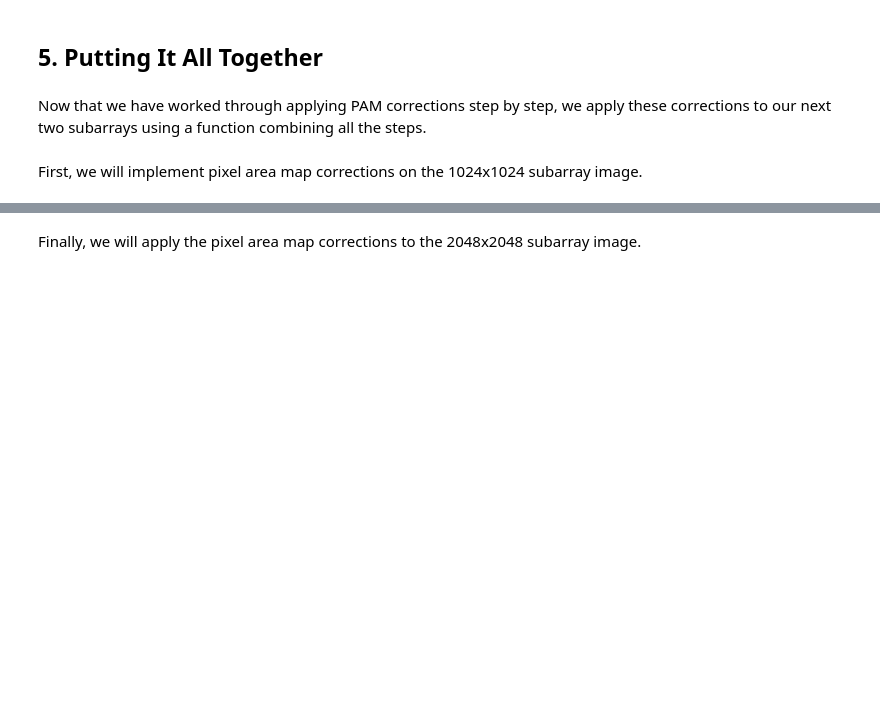
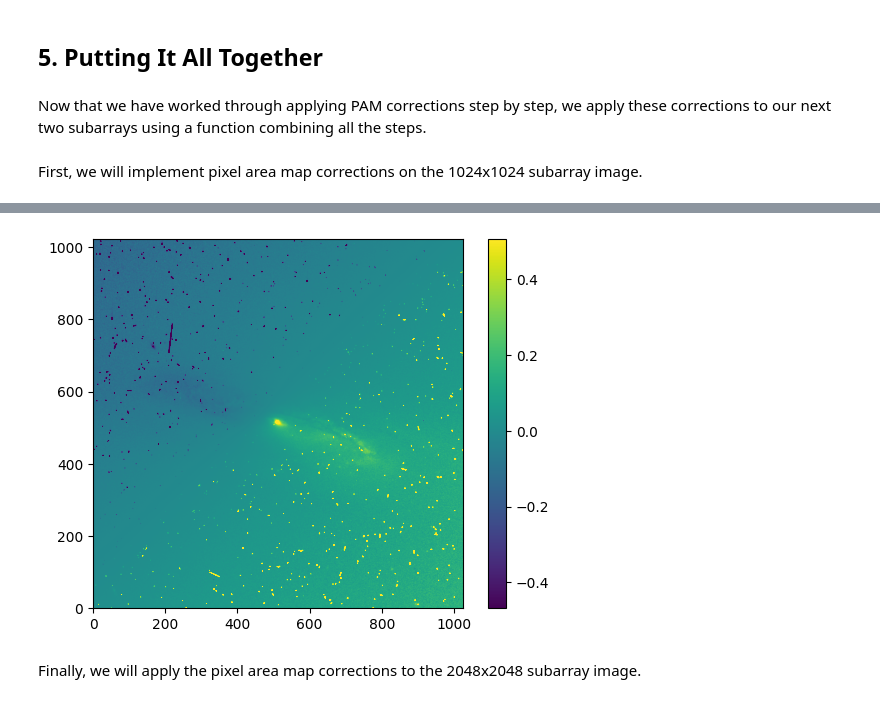
Before and after one commit to spacetelescope/WFC3Library, a Jupyter notebook: notebooks/uvis_pam_corrections/WFC3_UVIS_Pixel_Area_Map_Corrections_for_Subarrays.ipynb, the cells around one changed output, grey strips where cells are left out. Saved outputs shown, nothing was run; the diff lists cells and outputs as text; code cells hidden in the pictures; blank space fills up the shorter version.

```diff
--- a/notebooks/uvis_pam_corrections/WFC3_UVIS_Pixel_Area_Map_Corrections_for_Subarrays.ipynb
+++ b/notebooks/uvis_pam_corrections/WFC3_UVIS_Pixel_Area_Map_Corrections_for_Subarrays.ipynb
@@ -274,10 +348,13 @@ pamcorr_data_1024=make_PAMcorr_image_UVIS(data=data_1024, scihdr=scihdr_1024, pa
 # %%
 diff_data_1024=(pamcorr_data_1024-data_1024)
 
 #We use zcale to find the min and max for plotting
 vmin_diff_1024, vmax_diff_1024 = zscale(diff_data_1024)
 
 plt.imshow(diff_data_1024,vmin=vmin_diff_1024,vmax=vmax_diff_1024, origin='lower')
+_=plt.colorbar()
+# %% [output]
+[figure, added]
 # %% [markdown]
 Finally, we will apply the pixel area map corrections to the 2048x2048 subarray image.
 # %%
```
Also changed, not shown: parts of 18 cells of this notebook.
